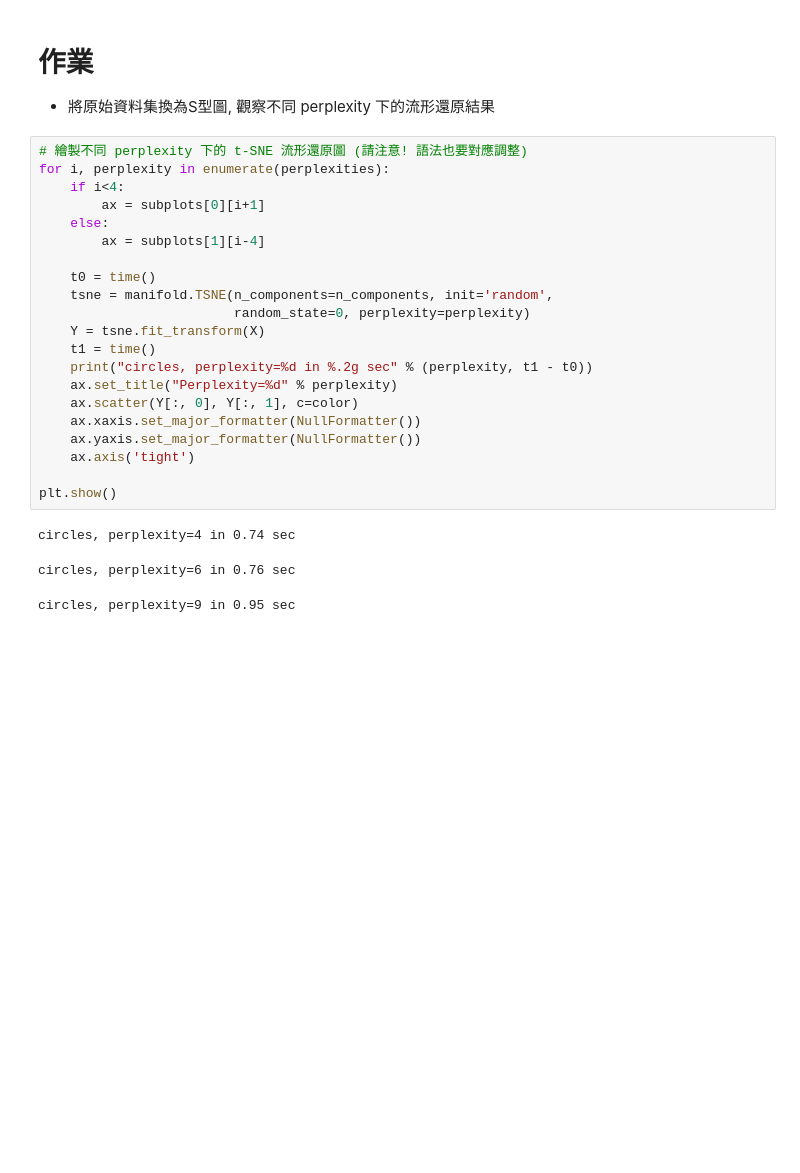
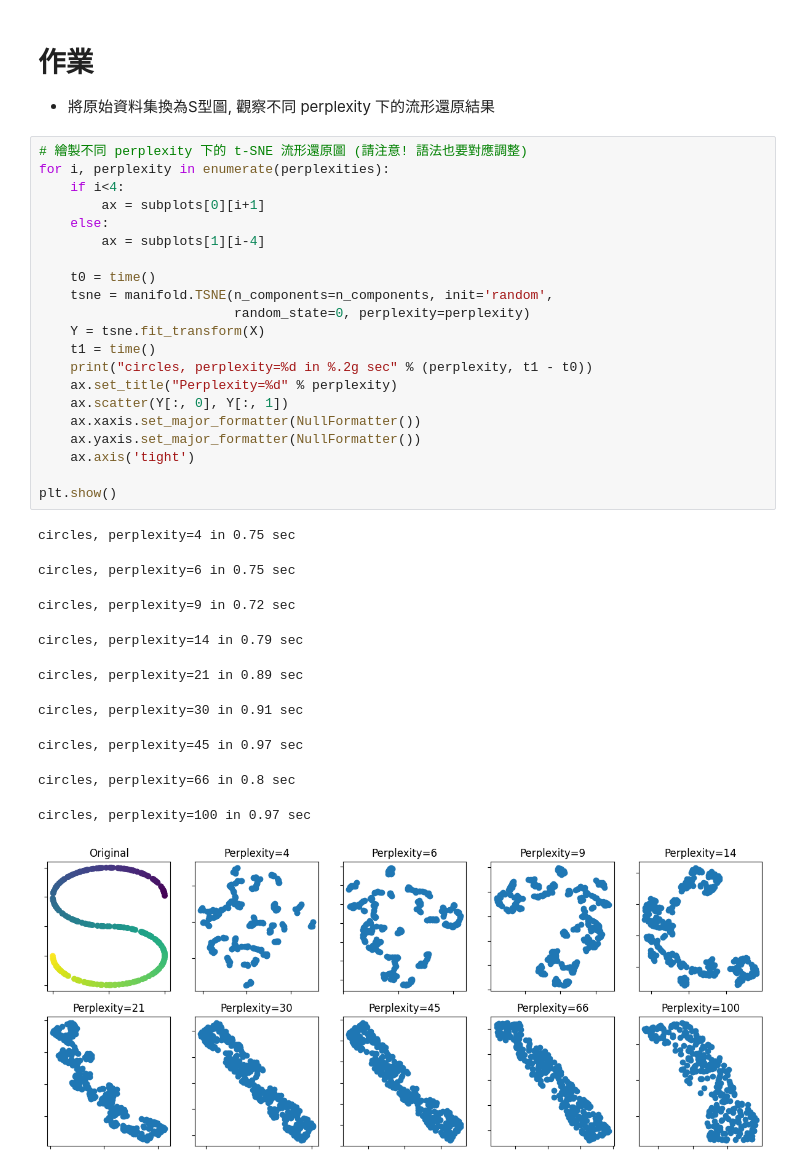
Before and after one commit to Chung-Yi/cupoy, a Jupyter notebook: D62/Day_062_tsne_HW.ipynb, the cells around one changed output. Saved outputs shown, nothing was run; the diff lists cells and outputs as text; blank space fills up the shorter version.

Commit message:
tsne S-curve

```diff
--- a/D62/Day_062_tsne_HW.ipynb
+++ b/D62/Day_062_tsne_HW.ipynb
@@ -43,25 +43,32 @@ plt.axis('tight')
 # %%
 # 繪製不同 perplexity 下的 t-SNE 流形還原圖 (請注意! 語法也要對應調整)
 for i, perplexity in enumerate(perplexities):
     if i<4:
         ax = subplots[0][i+1]
     else:
         ax = subplots[1][i-4]
 
     t0 = time()
     tsne = manifold.TSNE(n_components=n_components, init='random',
                          random_state=0, perplexity=perplexity)
     Y = tsne.fit_transform(X)
     t1 = time()
     print("circles, perplexity=%d in %.2g sec" % (perplexity, t1 - t0))
     ax.set_title("Perplexity=%d" % perplexity)
-    ax.scatter(Y[:, 0], Y[:, 1], c=color)
+    ax.scatter(Y[:, 0], Y[:, 1])
     ax.xaxis.set_major_formatter(NullFormatter())
     ax.yaxis.set_major_formatter(NullFormatter())
     ax.axis('tight')
 
 plt.show()
 # %% [output]
-circles, perplexity=4 in 0.74 sec
+circles, perplexity=4 in 0.75 sec
-circles, perplexity=6 in 0.76 sec
+circles, perplexity=6 in 0.75 sec
-circles, perplexity=9 in 0.95 sec
+circles, perplexity=9 in 0.72 sec
+circles, perplexity=14 in 0.79 sec
+circles, perplexity=21 in 0.89 sec
+circles, perplexity=30 in 0.91 sec
+circles, perplexity=45 in 0.97 sec
+circles, perplexity=66 in 0.8 sec
+circles, perplexity=100 in 0.97 sec
+[figure, added]
```
